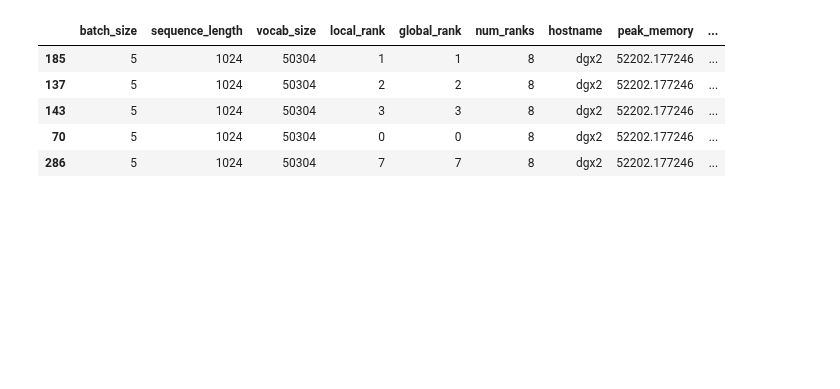
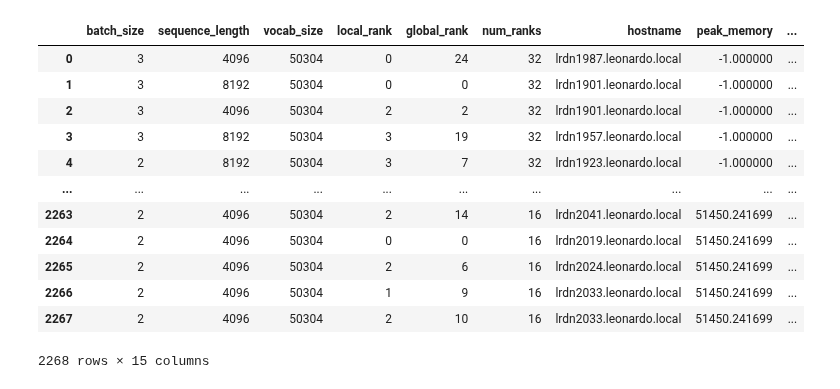
Before and after one commit to CYHSM/modalities, a Jupyter notebook: tutorials/scaling_up/scaling_up_analysis.ipynb, the cells around one changed output. Saved outputs shown, nothing was run; the diff lists cells and outputs as text; code cells hidden in the pictures; blank space fills up the shorter version.

```diff
--- a/tutorials/scaling_up/scaling_up_analysis.ipynb
+++ b/tutorials/scaling_up/scaling_up_analysis.ipynb
@@ -4,3 +4,6 @@ from modalities.utils.profilers.profile_logs_analyzers import ProfileLogsAnalyze
 from pathlib import Path
 import seaborn as sns
 import matplotlib.pyplot as plt
+# %%
+log_dirs = list(Path("/leonardo_scratch/fast/EUHPC_D21_101/max_lue/repositories/working/modalities/tutorials/scaling_up/experiments/2025-06-01__18-59-55").glob("*"))
+log_dirs
@@ -7,23 +19,28 @@ import matplotlib.pyplot as plt
 # %%
-log_dirs = {
-    "FSDP2": Path("/raid/s3/opengptx/max_lue/repositories/modalities/tutorials/scaling_up/experiments/2025-05-28__10-57-11_914579eb"),
-}
-results_dict = {}
-for name, log_dir in log_dirs.items():
+results_list = []
+for log_dir in log_dirs:
     results = ProfileLogsAnalyzer.load_profiling_logs(log_dir)
     df = ProfileLogsAnalyzer.to_pandas_df(results)
     df["total_step_time"] = df["forward_time"] + df["backward_time"] + df["step_time"]
     df["token_throughput"] = df["sequence_length"]*df["batch_size"] / df["total_step_time"]
+    df["sample_throughput"] = df["token_throughput"] / (df["sequence_length"])
     df.sort_values(by=["total_step_time"], inplace=True, ascending=True)
     df["error"] = df["error"].apply(lambda x: x[:20])
-    results_dict[name] = df
+    results_list.append(df)
 
-df = results_dict["FSDP2"].sort_values(by=["token_throughput"], ascending=False)
-df.head()
+combined_df = pd.concat(results_list, ignore_index=True)
+combined_df
 # %% [output]
 |  | batch_size | sequence_length | vocab_size | local_rank | global_rank | num_ranks | hostname | peak_memory | ... |
-| 185 | 5 | 1024 | 50304 | 1 | 1 | 8 | dgx2 | 52202.177246 | ... |
-| 137 | 5 | 1024 | 50304 | 2 | 2 | 8 | dgx2 | 52202.177246 | ... |
-| 143 | 5 | 1024 | 50304 | 3 | 3 | 8 | dgx2 | 52202.177246 | ... |
-| 70 | 5 | 1024 | 50304 | 0 | 0 | 8 | dgx2 | 52202.177246 | ... |
-| 286 | 5 | 1024 | 50304 | 7 | 7 | 8 | dgx2 | 52202.177246 | ... |
+| 0 | 3 | 4096 | 50304 | 0 | 24 | 32 | lrdn1987.leonardo.local | -1.000000 | ... |
+| 1 | 3 | 8192 | 50304 | 0 | 0 | 32 | lrdn1901.leonardo.local | -1.000000 | ... |
+| 2 | 3 | 4096 | 50304 | 2 | 2 | 32 | lrdn1901.leonardo.local | -1.000000 | ... |
+| 3 | 3 | 8192 | 50304 | 3 | 19 | 32 | lrdn1957.leonardo.local | -1.000000 | ... |
+| 4 | 2 | 8192 | 50304 | 3 | 7 | 32 | lrdn1923.leonardo.local | -1.000000 | ... |
+| ... | ... | ... | ... | ... | ... | ... | ... | ... | ... |
+| 2263 | 2 | 4096 | 50304 | 2 | 14 | 16 | lrdn2041.leonardo.local | 51450.241699 | ... |
+| 2264 | 2 | 4096 | 50304 | 0 | 0 | 16 | lrdn2019.leonardo.local | 51450.241699 | ... |
+| 2265 | 2 | 4096 | 50304 | 2 | 6 | 16 | lrdn2024.leonardo.local | 51450.241699 | ... |
+| 2266 | 2 | 4096 | 50304 | 1 | 9 | 16 | lrdn2033.leonardo.local | 51450.241699 | ... |
+| 2267 | 2 | 4096 | 50304 | 2 | 10 | 16 | lrdn2033.leonardo.local | 51450.241699 | ... |
+2268 rows × 15 columns
```
Also changed, not shown: parts of 10 cells of this notebook.
